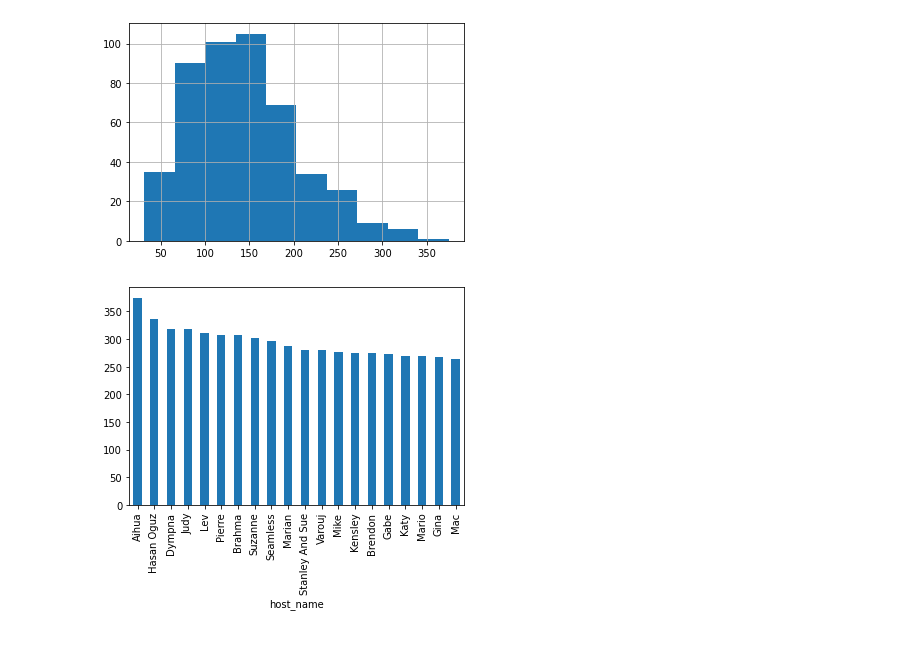
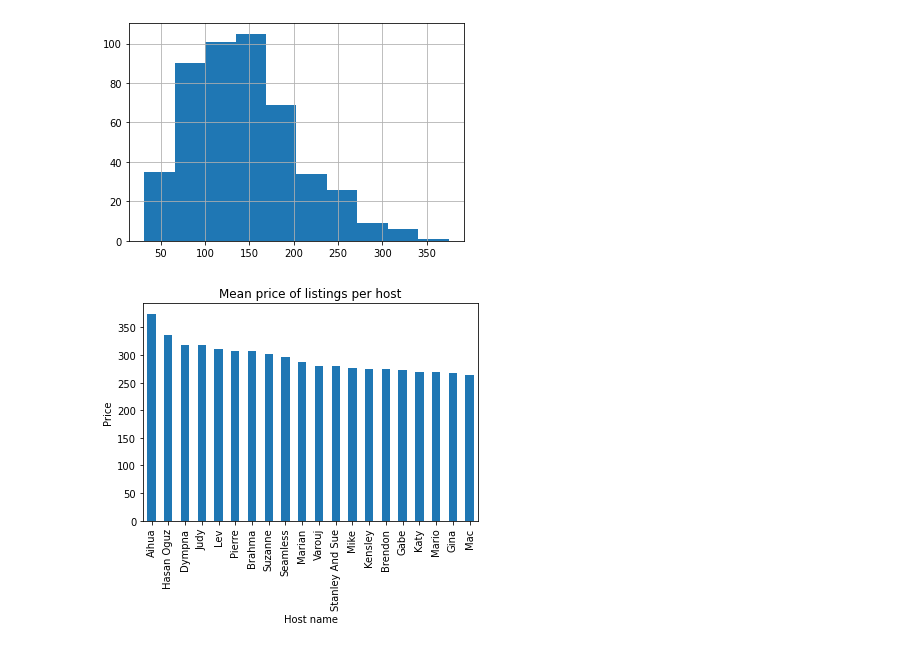
Before and after one commit to JacquesMullerAA/DSProject1, a Jupyter notebook: Q1_Host.ipynb, the cells around one changed output. Drawn from its saved outputs; the diff is of its cells as text; code cells hidden in the pictures.

```diff
--- a/Q1_Host.ipynb
+++ b/Q1_Host.ipynb
@@ -72,6 +72,7 @@ vals.hist(bins=[1,2,3,4,5,6,7,8,9,10]);
 #filter for price and review rating per host
 df_1 = df.groupby('host_name').filter(lambda x: len(x) > 1) #filter for hosts with more than one listing
 df_1 = df_1.groupby(['host_name']).agg({'id':"count", 'price':"mean", 'review_scores_rating':"mean"})
-df_1 = df_1.sort_values("id", ascending=False)
+df_1 = df_1.rename(columns={'id': 'count'},inplace=False)
+df_1 = df_1.sort_values("count", ascending=False)
 print(df_1)
 # %% [output]
@@ -95,3 +96,7 @@ Jim & Afiyah    2   72.500000             88.000000
 df_1['review_scores_rating'].hist();
 # %% [output]
 [figure]
+# %%
+#mean review score per host
+df_1 = df_1.sort_values("review_scores_rating", ascending=True)
+((df_1['review_scores_rating'][:20])).plot(kind="bar", title="Mean review score of listings per host", xlabel="Host name", ylabel="Review score");
@@ -103,6 +125,6 @@ df_1['price'].hist();
 # %%
 #mean price per host
 df_1 = df_1.sort_values("price", ascending=False)
-((df_1['price'][:20])).plot(kind="bar");
+((df_1['price'][:20])).plot(kind="bar", title="Mean price of listings per host", xlabel="Host name", ylabel="Price");
 # %% [output]
-[figure, old version]
+[figure, new version]
```
Also changed, not shown: parts of 8 cells of this notebook, 3 other files.
